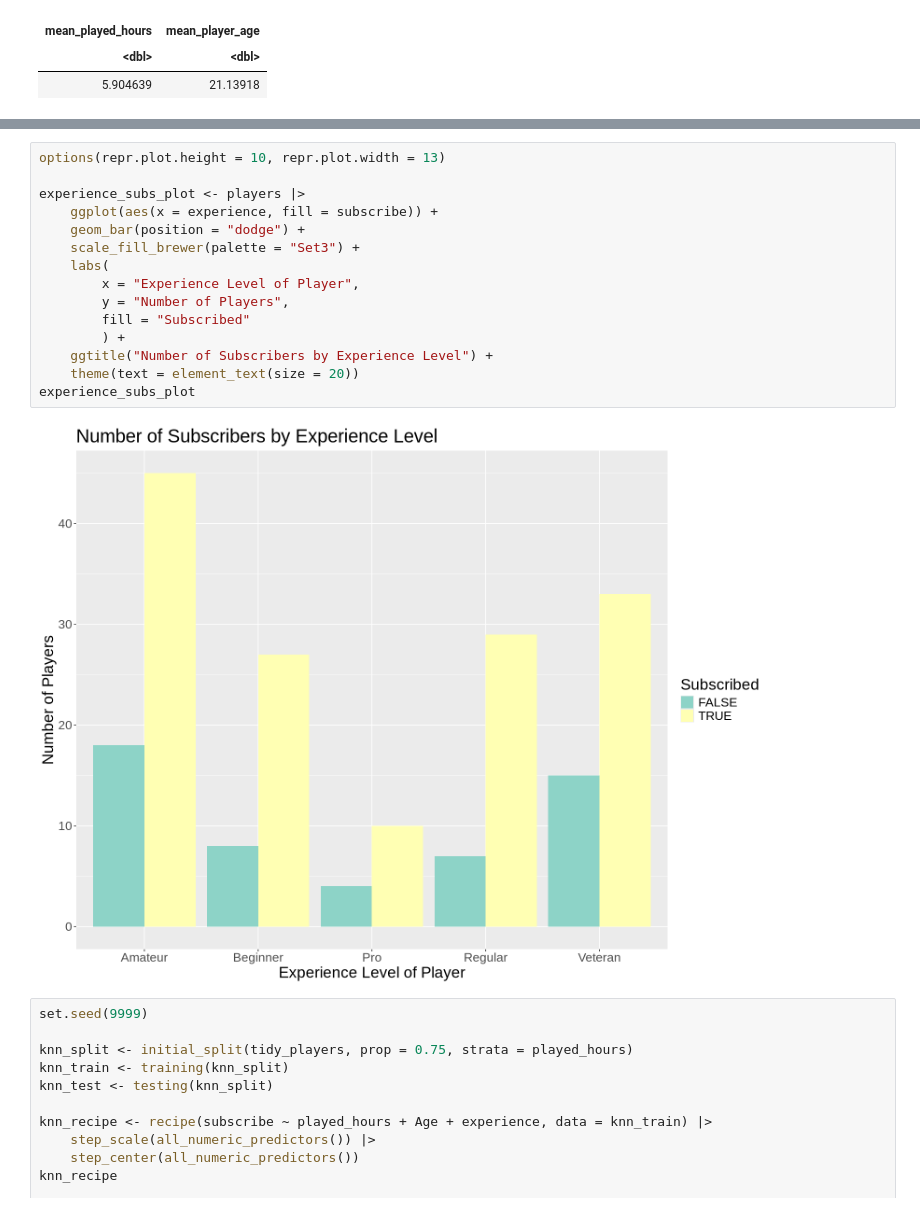
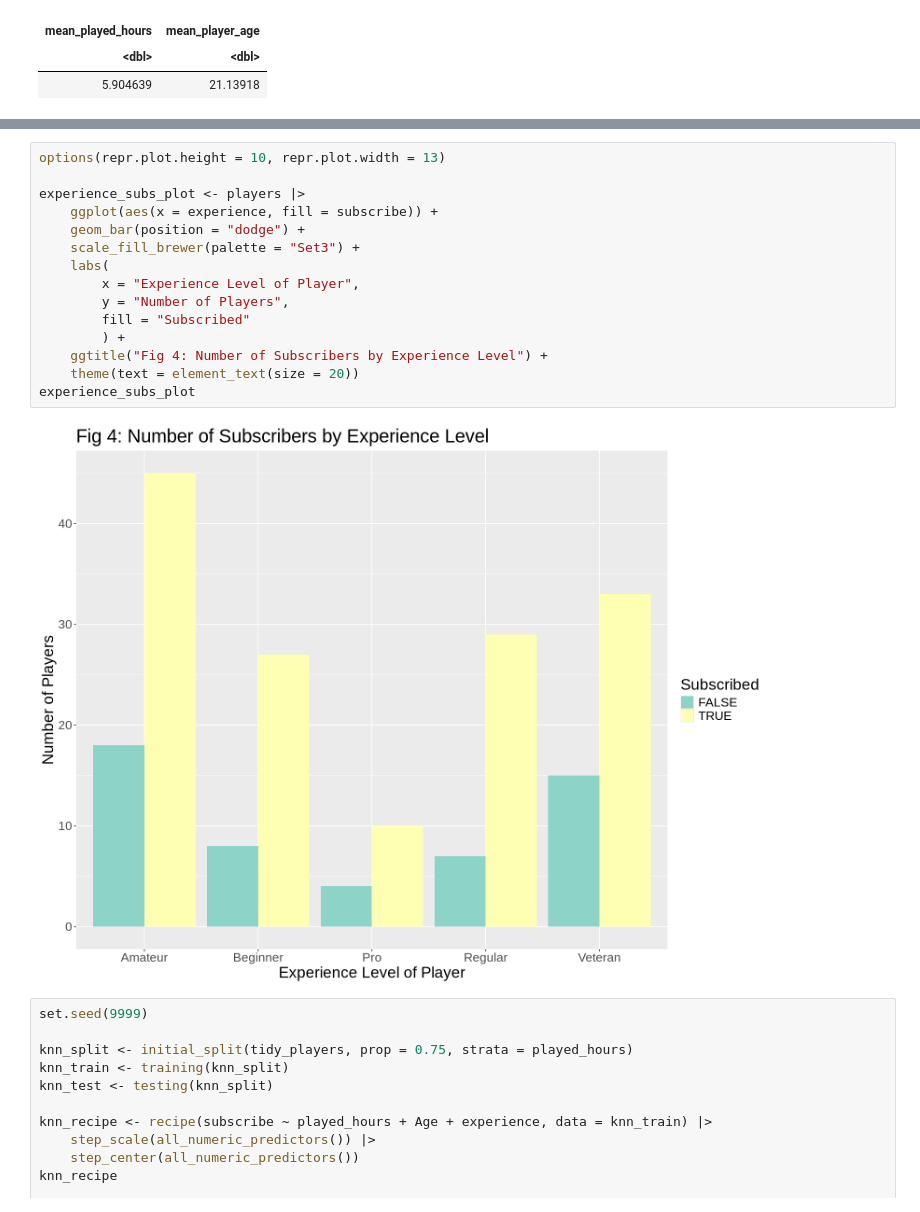
Before and after one commit to msyr125/DSCI-100-GROUP-PROJECT, a Jupyter notebook: final_report.ipynb, the cells around one changed output, grey strips where cells are left out. Cells and saved outputs as stored; diff of their text form.

```diff
--- a/final_report.ipynb
+++ b/final_report.ipynb
@@ -284,20 +288,20 @@ played_hrs_vs_age
 # %%
 options(repr.plot.height = 10, repr.plot.width = 13)
 
 experience_subs_plot <- players |>
     ggplot(aes(x = experience, fill = subscribe)) +
     geom_bar(position = "dodge") +
     scale_fill_brewer(palette = "Set3") +
     labs(
         x = "Experience Level of Player",
         y = "Number of Players",
         fill = "Subscribed"
         ) +
-    ggtitle("Number of Subscribers by Experience Level") +
+    ggtitle("Fig 4: Number of Subscribers by Experience Level") +
     theme(text = element_text(size = 20))
 experience_subs_plot
 # %% [output]
-[figure, old version]
+[figure, new version]
 # %%
 set.seed(9999)
 
```
Also changed, not shown: parts of 7 cells of this notebook.
